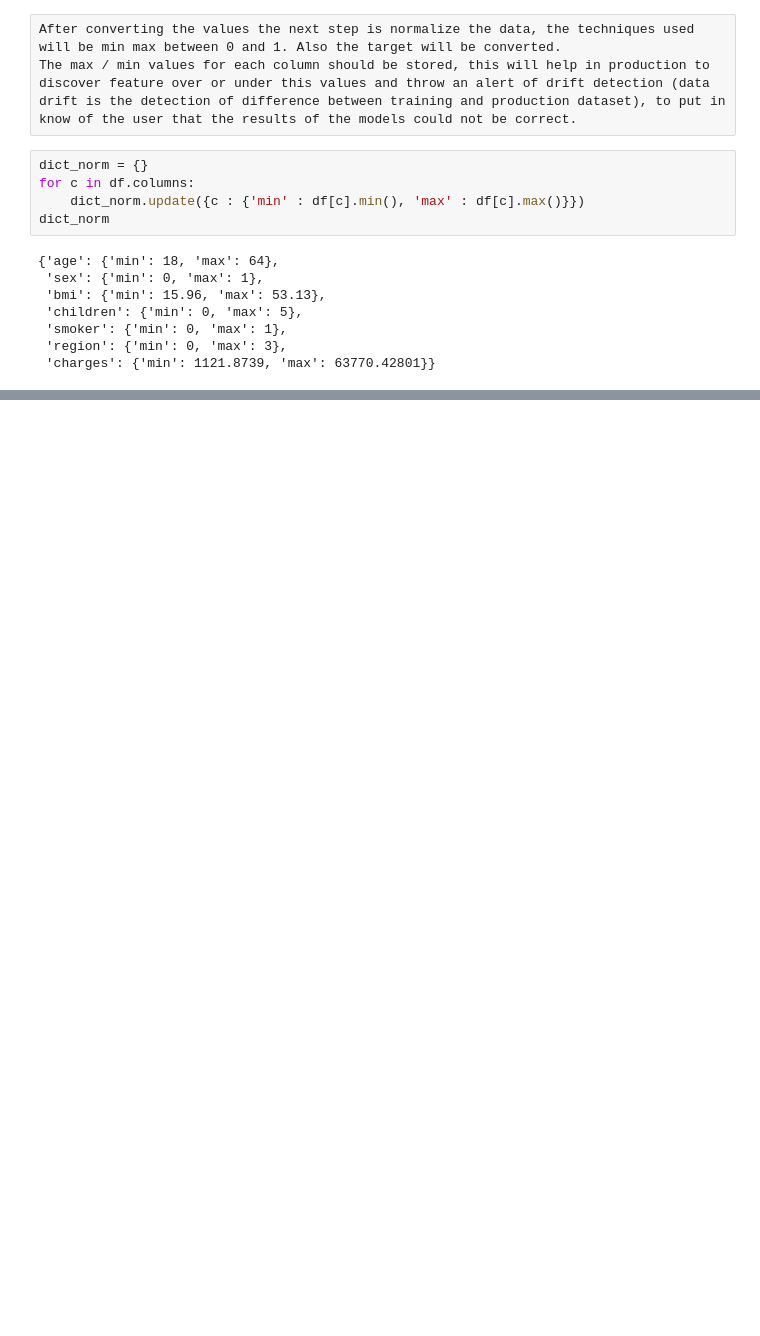
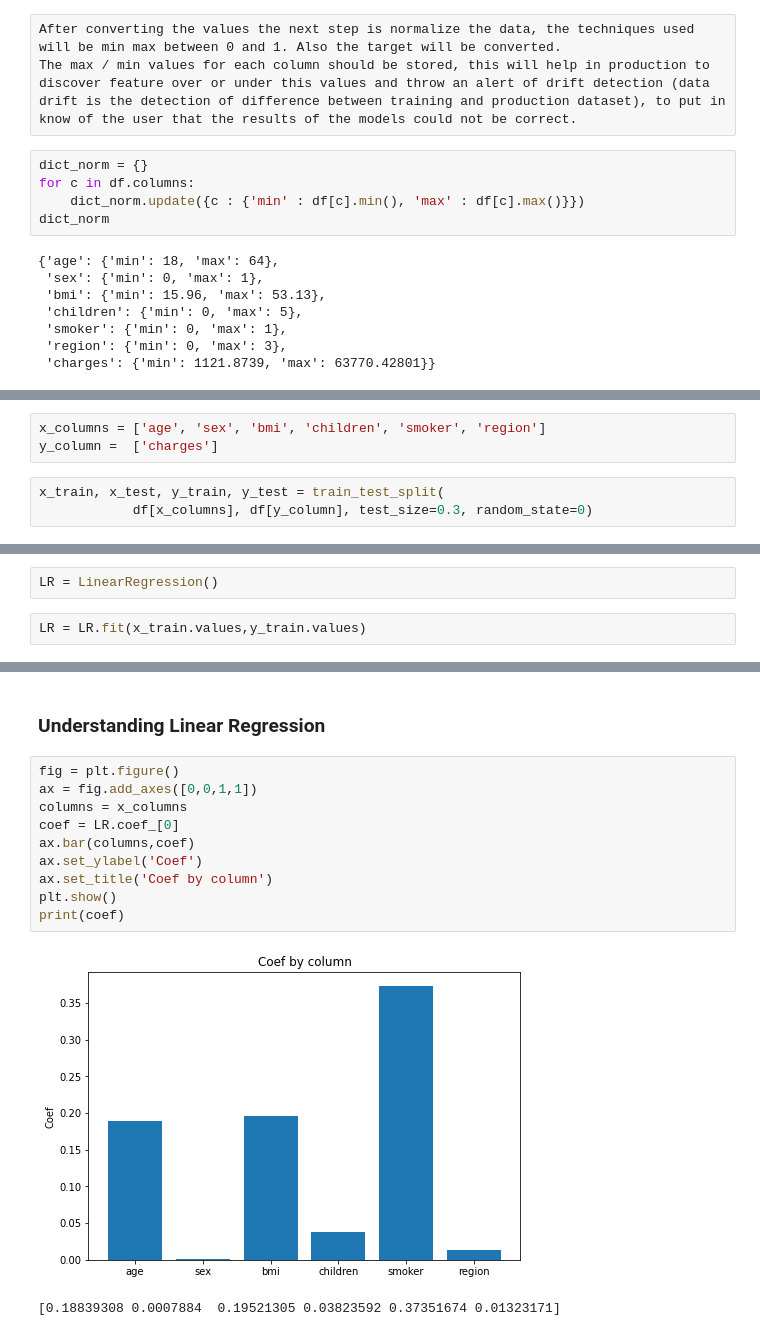
Before and after one commit to rugonzs/Behind-AI, a Jupyter notebook: LR-Part1/LR-Part1.ipynb, the cells around one changed output, grey strips where cells are left out. Saved outputs shown, nothing was run; the diff lists cells and outputs as text; blank space fills up the shorter version.

Commit message:
train a lr

```diff
--- a/LR-Part1/LR-Part1.ipynb
+++ b/LR-Part1/LR-Part1.ipynb
@@ -101,0 +136,6 @@ dict_norm
+# %%
+x_columns = ['age', 'sex', 'bmi', 'children', 'smoker', 'region']
+y_column =  ['charges']
+# %%
+x_train, x_test, y_train, y_test = train_test_split(
+            df[x_columns], df[y_column], test_size=0.3, random_state=0)
@@ -101,0 +154,4 @@ dict_norm
+# %%
+LR = LinearRegression()
+# %%
+LR = LR.fit(x_train.values,y_train.values)
@@ -101,0 +175,15 @@ dict_norm
+# %% [markdown]
+### Understanding Linear Regression
+# %%
+fig = plt.figure()
+ax = fig.add_axes([0,0,1,1])
+columns = x_columns
+coef = LR.coef_[0]
+ax.bar(columns,coef)
+ax.set_ylabel('Coef')
+ax.set_title('Coef by column')
+plt.show()
+print(coef)
+# %% [output]
+[figure, added]
+[0.18839308 0.0007884  0.19521305 0.03823592 0.37351674 0.01323171]
```
Also changed, not shown: parts of 21 cells of this notebook.
